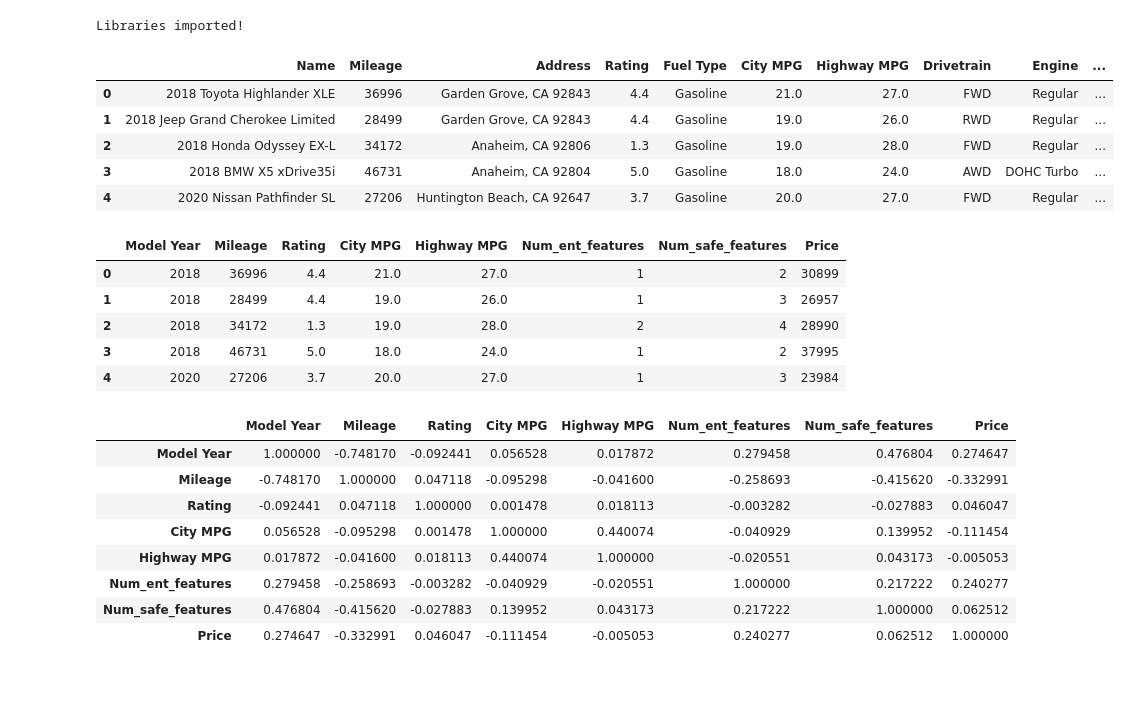
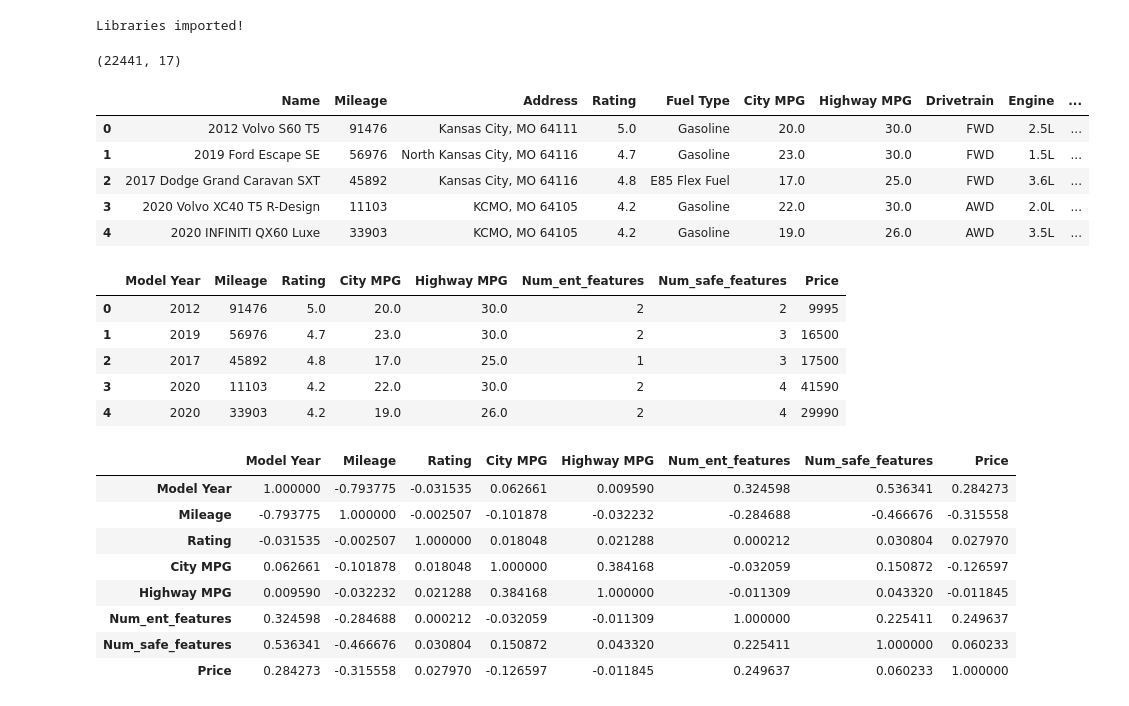
Before and after one commit to luongtruong77/regression-car-price-predictor, a Jupyter notebook: Modeling.ipynb, the cells around one changed output. Cells and saved outputs as stored; diff of their text form; code cells hidden in the pictures.

```diff
--- a/Modeling.ipynb
+++ b/Modeling.ipynb
@@ -21,15 +22,17 @@ print("Libraries imported!")
 # %% [output]
 Libraries imported!
 # %%
-df = pd.read_csv('data/cleaned_20000.csv', index_col=0)
+df = pd.read_csv('data/clean_20000.csv', index_col=0)
+print(df.shape)
 df.head()
 # %% [output]
+(22441, 17)
 |  | Name | Mileage | Address | Rating | Fuel Type | City MPG | Highway MPG | Drivetrain | Engine | ... |
-| 0 | 2018 Toyota Highlander XLE | 36996 | Garden Grove, CA 92843 | 4.4 | Gasoline | 21.0 | 27.0 | FWD | Regular | ... |
-| 1 | 2018 Jeep Grand Cherokee Limited | 28499 | Garden Grove, CA 92843 | 4.4 | Gasoline | 19.0 | 26.0 | RWD | Regular | ... |
-| 2 | 2018 Honda Odyssey EX-L | 34172 | Anaheim, CA 92806 | 1.3 | Gasoline | 19.0 | 28.0 | FWD | Regular | ... |
-| 3 | 2018 BMW X5 xDrive35i | 46731 | Anaheim, CA 92804 | 5.0 | Gasoline | 18.0 | 24.0 | AWD | DOHC Turbo | ... |
-| 4 | 2020 Nissan Pathfinder SL | 27206 | Huntington Beach, CA 92647 | 3.7 | Gasoline | 20.0 | 27.0 | FWD | Regular | ... |
+| 0 | 2012 Volvo S60 T5 | 91476 | Kansas City, MO 64111 | 5.0 | Gasoline | 20.0 | 30.0 | FWD | 2.5L | ... |
+| 1 | 2019 Ford Escape SE | 56976 | North Kansas City, MO 64116 | 4.7 | Gasoline | 23.0 | 30.0 | FWD | 1.5L | ... |
+| 2 | 2017 Dodge Grand Caravan SXT | 45892 | Kansas City, MO 64116 | 4.8 | E85 Flex Fuel | 17.0 | 25.0 | FWD | 3.6L | ... |
+| 3 | 2020 Volvo XC40 T5 R-Design | 11103 | KCMO, MO 64105 | 4.2 | Gasoline | 22.0 | 30.0 | AWD | 2.0L | ... |
+| 4 | 2020 INFINITI QX60 Luxe | 33903 | KCMO, MO 64105 | 4.2 | Gasoline | 19.0 | 26.0 | AWD | 3.5L | ... |
 # %%
 df = df[['Make', 'Model Year', 'Mileage', 'Address', 'Rating', 'Fuel Type', 'City MPG', 'Highway MPG', 'Drivetrain', 'Engine', 'Exterior Color',
         'Interior Color', 'Transmission', 'Num_ent_features', 'Num_safe_features', 'Price']]
@@ -40,23 +43,23 @@ sub_df = df.loc[:,numeric_subset]
 sub_df.head()
 # %% [output]
 |  | Model Year | Mileage | Rating | City MPG | Highway MPG | Num_ent_features | Num_safe_features | Price |
-| 0 | 2018 | 36996 | 4.4 | 21.0 | 27.0 | 1 | 2 | 30899 |
-| 1 | 2018 | 28499 | 4.4 | 19.0 | 26.0 | 1 | 3 | 26957 |
-| 2 | 2018 | 34172 | 1.3 | 19.0 | 28.0 | 2 | 4 | 28990 |
-| 3 | 2018 | 46731 | 5.0 | 18.0 | 24.0 | 1 | 2 | 37995 |
-| 4 | 2020 | 27206 | 3.7 | 20.0 | 27.0 | 1 | 3 | 23984 |
+| 0 | 2012 | 91476 | 5.0 | 20.0 | 30.0 | 2 | 2 | 9995 |
+| 1 | 2019 | 56976 | 4.7 | 23.0 | 30.0 | 2 | 3 | 16500 |
+| 2 | 2017 | 45892 | 4.8 | 17.0 | 25.0 | 1 | 3 | 17500 |
+| 3 | 2020 | 11103 | 4.2 | 22.0 | 30.0 | 2 | 4 | 41590 |
+| 4 | 2020 | 33903 | 4.2 | 19.0 | 26.0 | 2 | 4 | 29990 |
 # %%
 sub_df.corr()
 # %% [output]
 |  | Model Year | Mileage | Rating | City MPG | Highway MPG | Num_ent_features | Num_safe_features | Price |
-| Model Year | 1.000000 | -0.748170 | -0.092441 | 0.056528 | 0.017872 | 0.279458 | 0.476804 | 0.274647 |
-| Mileage | -0.748170 | 1.000000 | 0.047118 | -0.095298 | -0.041600 | -0.258693 | -0.415620 | -0.332991 |
-| Rating | -0.092441 | 0.047118 | 1.000000 | 0.001478 | 0.018113 | -0.003282 | -0.027883 | 0.046047 |
-| City MPG | 0.056528 | -0.095298 | 0.001478 | 1.000000 | 0.440074 | -0.040929 | 0.139952 | -0.111454 |
-| Highway MPG | 0.017872 | -0.041600 | 0.018113 | 0.440074 | 1.000000 | -0.020551 | 0.043173 | -0.005053 |
-| Num_ent_features | 0.279458 | -0.258693 | -0.003282 | -0.040929 | -0.020551 | 1.000000 | 0.217222 | 0.240277 |
-| Num_safe_features | 0.476804 | -0.415620 | -0.027883 | 0.139952 | 0.043173 | 0.217222 | 1.000000 | 0.062512 |
-| Price | 0.274647 | -0.332991 | 0.046047 | -0.111454 | -0.005053 | 0.240277 | 0.062512 | 1.000000 |
+| Model Year | 1.000000 | -0.793775 | -0.031535 | 0.062661 | 0.009590 | 0.324598 | 0.536341 | 0.284273 |
+| Mileage | -0.793775 | 1.000000 | -0.002507 | -0.101878 | -0.032232 | -0.284688 | -0.466676 | -0.315558 |
+| Rating | -0.031535 | -0.002507 | 1.000000 | 0.018048 | 0.021288 | 0.000212 | 0.030804 | 0.027970 |
+| City MPG | 0.062661 | -0.101878 | 0.018048 | 1.000000 | 0.384168 | -0.032059 | 0.150872 | -0.126597 |
+| Highway MPG | 0.009590 | -0.032232 | 0.021288 | 0.384168 | 1.000000 | -0.011309 | 0.043320 | -0.011845 |
+| Num_ent_features | 0.324598 | -0.284688 | 0.000212 | -0.032059 | -0.011309 | 1.000000 | 0.225411 | 0.249637 |
+| Num_safe_features | 0.536341 | -0.466676 | 0.030804 | 0.150872 | 0.043320 | 0.225411 | 1.000000 | 0.060233 |
+| Price | 0.284273 | -0.315558 | 0.027970 | -0.126597 | -0.011845 | 0.249637 | 0.060233 | 1.000000 |
 # %%
 f, ax = plt.subplots(figsize=(8,8))
 sns.heatmap(sub_df.corr(), cmap="seismic", annot=True, vmin=-1, vmax=1);
```
Also changed, not shown: parts of 15 cells of this notebook, 2 other files.
